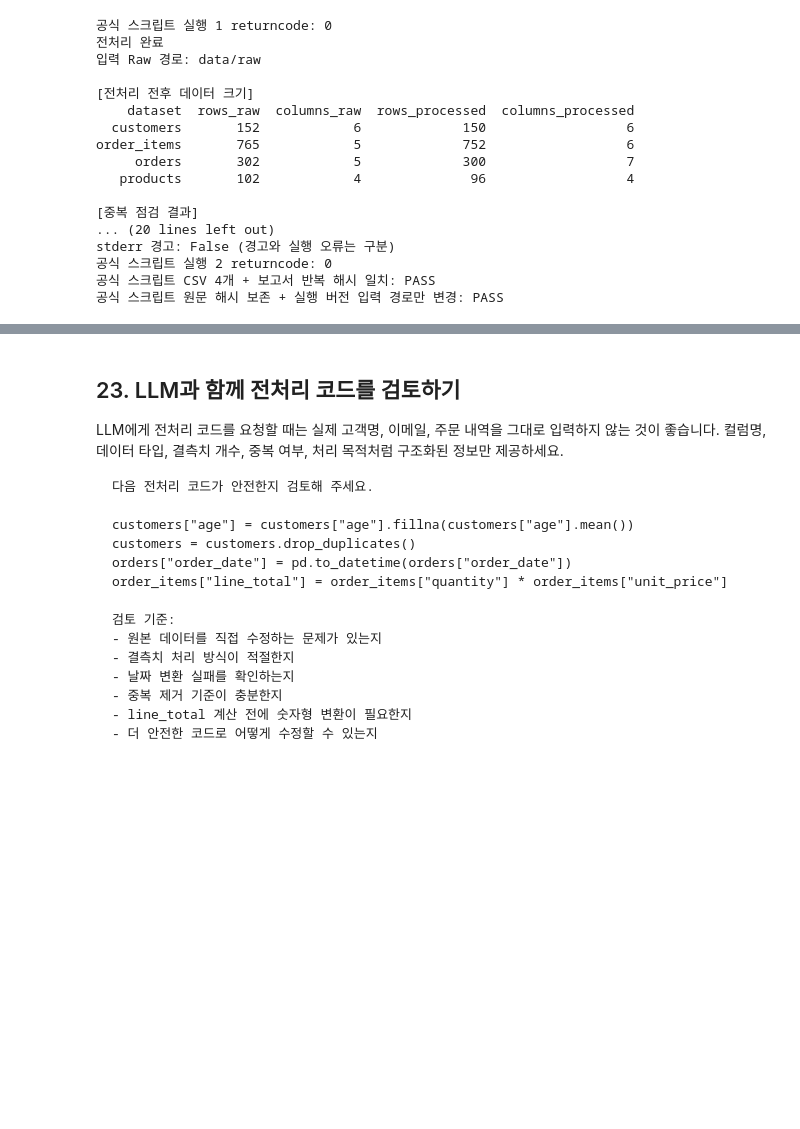
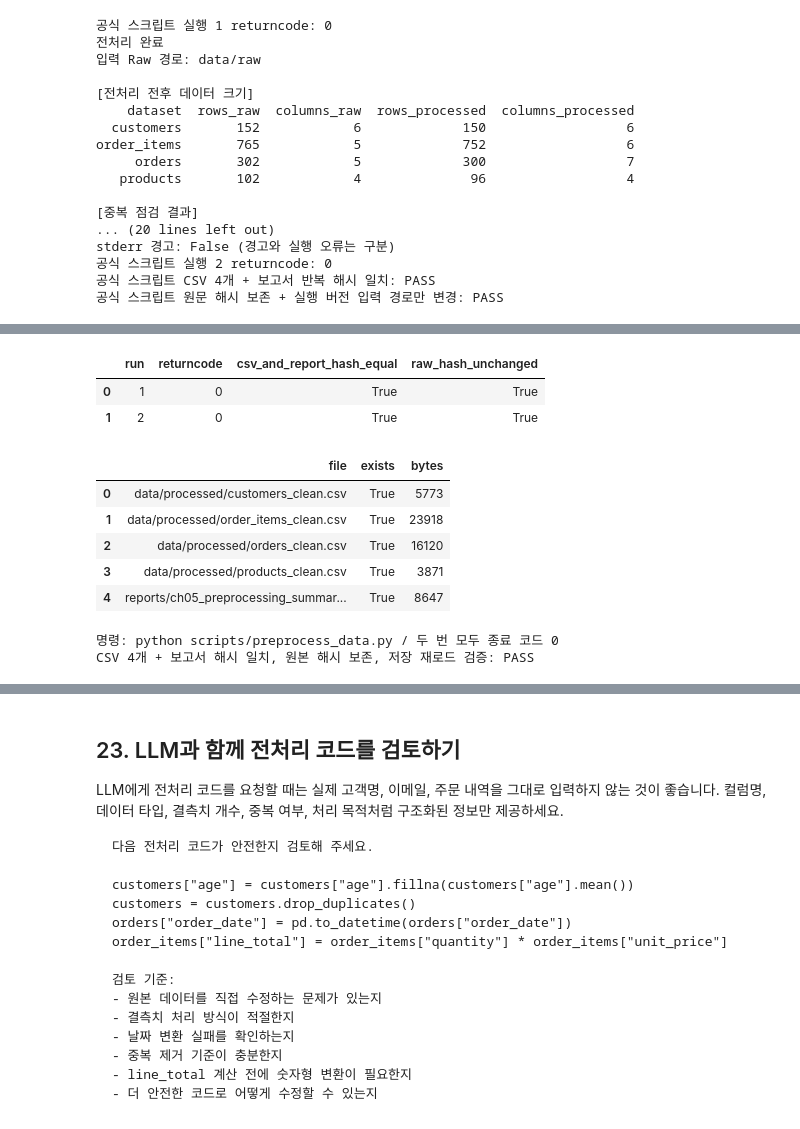
Before and after one commit to HauserNR/llm-data-analysis-study, a Jupyter notebook: chapter05/chapter05.ipynb, the cells around one changed output, grey strips where cells are left out. Drawn from its saved outputs; the diff is of its cells as text; code cells hidden in the pictures; blank space fills up the shorter version.

```diff
--- a/chapter05/chapter05.ipynb
+++ b/chapter05/chapter05.ipynb
@@ -932,0 +1684,18 @@ stderr 경고: False (경고와 실행 오류는 구분)
+# %%
+# Evidence 06: 실제 스크립트 실행 결과와 저장 파일
+display(pd.DataFrame(rerun_results))
+display(artifact_manifest[['file', 'exists', 'bytes']])
+print('명령: python scripts/preprocess_data.py / 두 번 모두 종료 코드 0')
+print('CSV 4개 + 보고서 해시 일치, 원본 해시 보존, 저장 재로드 검증: PASS')
+# %% [output]
+|  | run | returncode | csv_and_report_hash_equal | raw_hash_unchanged |
+| 0 | 1 | 0 | True | True |
+| 1 | 2 | 0 | True | True |
+|  | file | exists | bytes |
+| 0 | data/processed/customers_clean.csv | True | 5773 |
+| 1 | data/processed/order_items_clean.csv | True | 23918 |
+| 2 | data/processed/orders_clean.csv | True | 16120 |
+| 3 | data/processed/products_clean.csv | True | 3871 |
+| 4 | reports/ch05_preprocessing_summar... | True | 8647 |
+명령: python scripts/preprocess_data.py / 두 번 모두 종료 코드 0
+CSV 4개 + 보고서 해시 일치, 원본 해시 보존, 저장 재로드 검증: PASS
```
Also changed, not shown: parts of 50 cells of this notebook.
